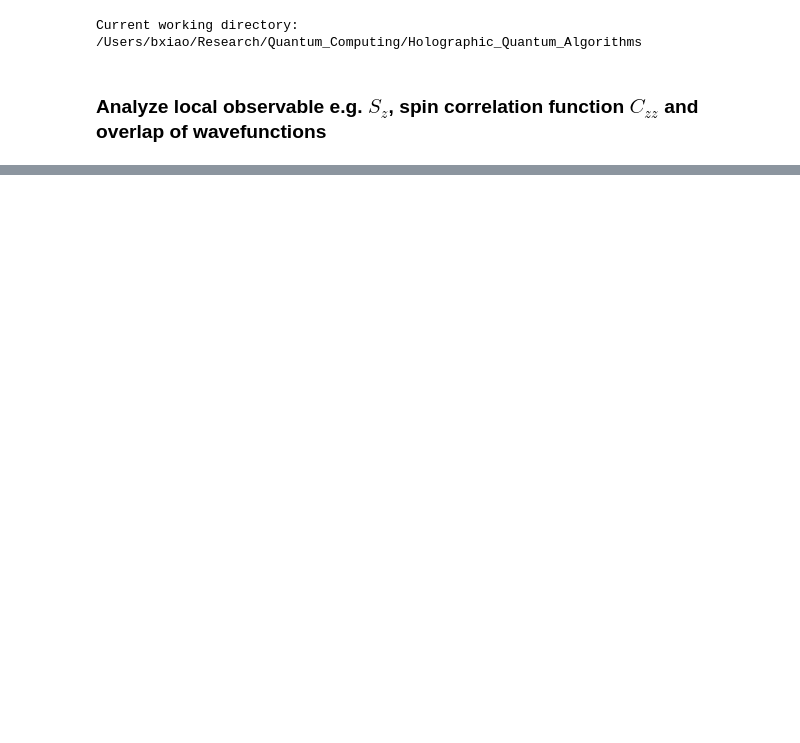
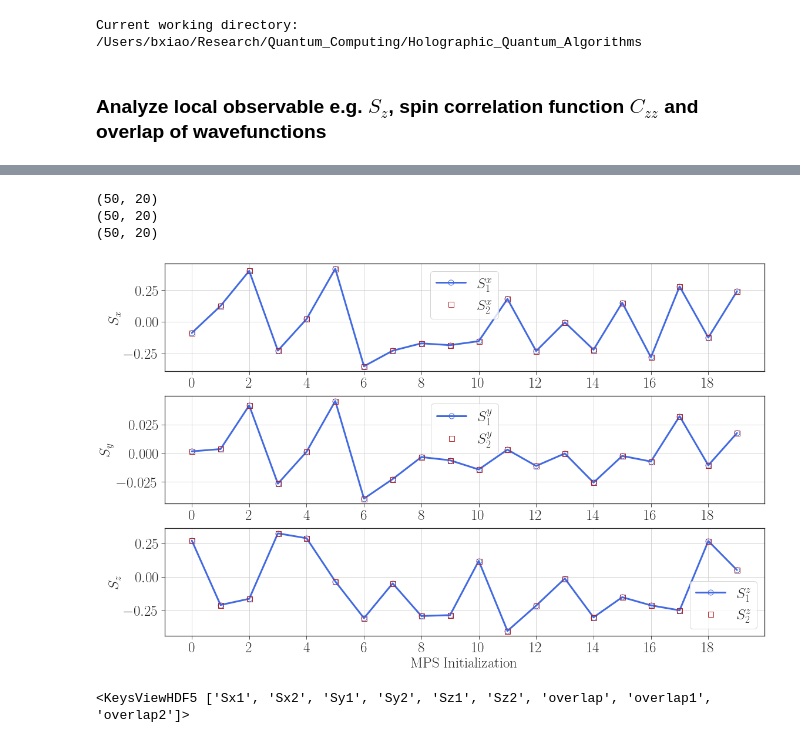
Before and after one commit to xiaobo-23/EntangledLightConeSampling, a Jupyter notebook: HQA_Data_Analysis.ipynb, the cells around one changed output, grey strips where cells are left out. Saved outputs shown, nothing was run; the diff lists cells and outputs as text; code cells hidden in the pictures; blank space fills up the shorter version.

```diff
--- a/HQA_Data_Analysis.ipynb
+++ b/HQA_Data_Analysis.ipynb
@@ -65,0 +61,33 @@ ax2.grid()
+# %%
+'''
+    Plot the overlap of wavefunctions obtained by apply the long-range gate in two ways
+'''
+
+fig = plt.figure(figsize = (16, 16 * goldenRatio), tight_layout = True)
+spec = gridspec.GridSpec(nrows = 3, ncols = 1, figure = fig)
+plt.style.use('seaborn-ticks')
+
+tags = [['Sx1', 'Sx2'], ['Sy1', 'Sy2'], ['Sz1', 'Sz2']]
+labels = [[r'$S^{x}_{1}$', r'$S^{x}_{2}$'], [r'$S^{y}_{1}$', r'$S^{y}_{2}$'], [r'$S^{z}_{1}$', r'$S^{z}_{2}$']]
+ylabels = [r'$S_{x}$', r'$S_{y}$', r'$S_{z}$']
+
+for ind in range(len(tags)):
+    ax1 = fig.add_subplot(spec[ind, 0])
+    tmp1, tmp2 = np.array(file[tags[ind][0]]), np.array(file[tags[ind][1]]); print(tmp1.shape)
+    ax1.plot(np.arange(20), tmp1[0, :],  linewidth = 3, color = 'royalblue', marker = 'o', markersize = 9, \
+             markeredgecolor = 'royalblue', markerfacecolor = 'none', label = labels[ind][0])
+    ax1.plot(np.arange(20), tmp2[0, :], linestyle = " ", linewidth = 3, color = 'firebrick', marker = 's', markersize = 9, \
+             markeredgecolor = 'firebrick', markerfacecolor = 'none', label = labels[ind][1])
+    ax1.set_ylabel(ylabels[ind], fontsize = 25)
+    ax1.set_xticks(np.arange(0, 20, 2))
+    ax1.tick_params(axis = "both", which = "major", labelsize = 25)
+    ax1.legend(frameon = True, fontsize = 25)
+    ax1.grid()
+ax1.set_xlabel(r'$\rm MPS\; Initialization$', fontsize = 25)
+
+plt.savefig('Figures/Long_Range_Two_Site_Check_Spin_Components.pdf')
+# %% [output]
+(50, 20)
+(50, 20)
+(50, 20)
+[figure, added]
@@ -65,0 +96,4 @@ ax2.grid()
+# %%
+file.keys()
+# %% [output]
+<KeysViewHDF5 ['Sx1', 'Sx2', 'Sy1', 'Sy2', 'Sz1', 'Sz2', 'overlap', 'overlap1', 'overlap2']>
```
Also changed, not shown: parts of 33 cells of this notebook, 3 other files.
